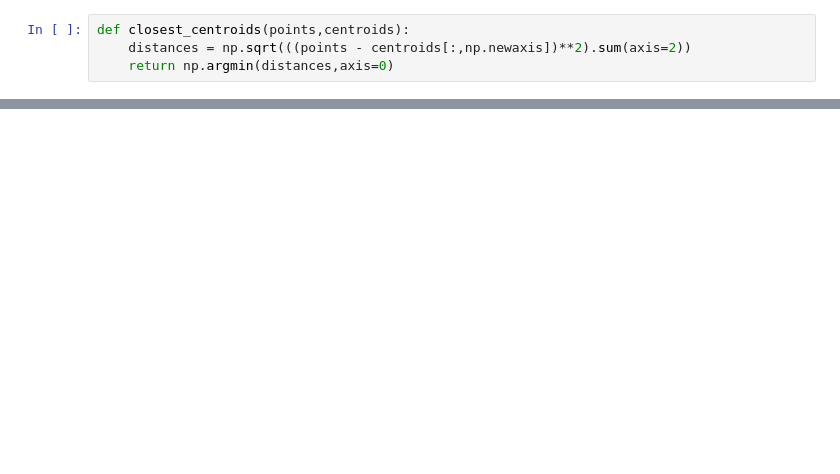
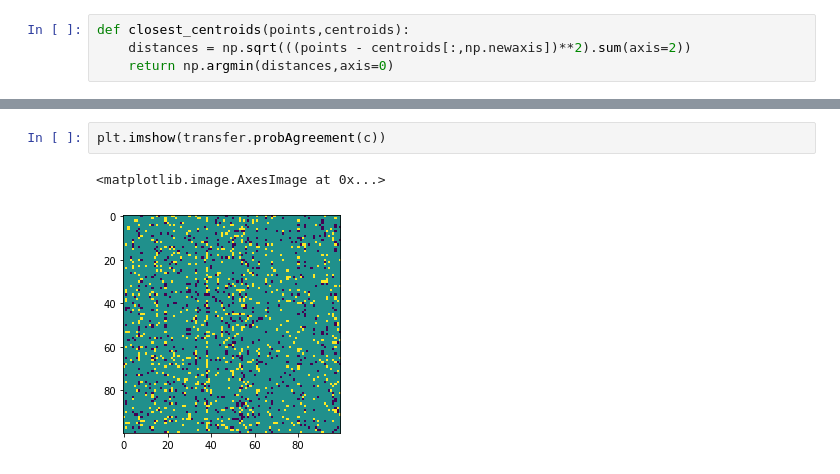
Before and after one commit to tcikezu/ideatransfer, a Jupyter notebook: simulate.ipynb, the cells around one changed output, grey strips where cells are left out. Cells and saved outputs as stored; diff of their text form; blank space fills up the shorter version.

```diff
--- a/simulate.ipynb
+++ b/simulate.ipynb
@@ -127,0 +150,5 @@ plt.plot(c.ideaDistribution[closest_centroids(c.allPositions, centroids)==3][2][
+# %%
+plt.imshow(transfer.probAgreement(c))
+# %% [output]
+<matplotlib.image.AxesImage at 0x...>
+[figure, added]
```
Also changed, not shown: parts of 20 cells of this notebook, 4 other files.
